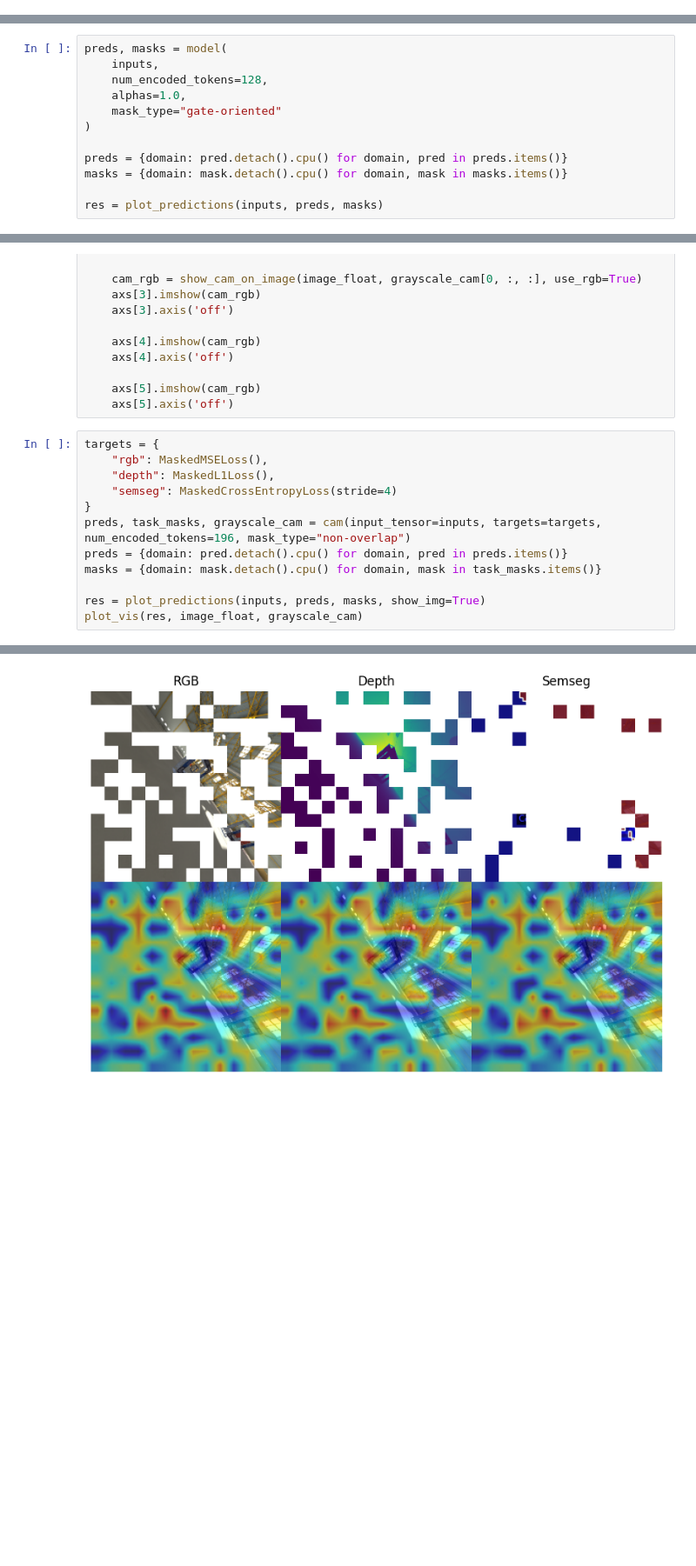
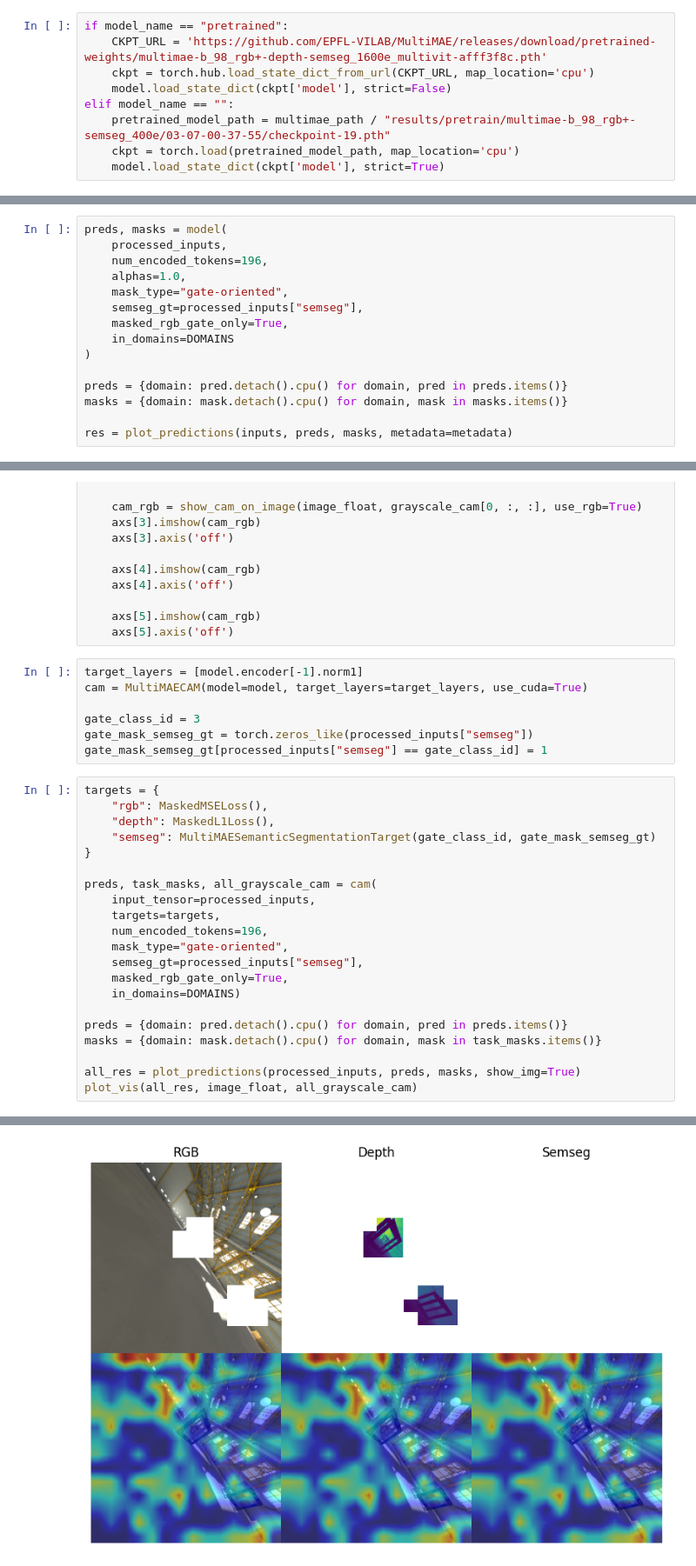
Before and after one commit to xingcw/pytorch-grad-cam, a Jupyter notebook: tutorials/multimae_pretrained_vis.ipynb, the cells around one changed output, grey strips where cells are left out. Shown at 87% size. Cells and saved outputs as stored; diff of their text form; blank space fills up the shorter version.

```diff
--- a/tutorials/multimae_pretrained_vis.ipynb
+++ b/tutorials/multimae_pretrained_vis.ipynb
@@ -109,3 +115,12 @@ ckpt = torch.hub.load_state_dict_from_url(CKPT_URL, map_location='cpu')
+# %%
+if model_name == "pretrained":
+    CKPT_URL = 'https://github.com/EPFL-VILAB/MultiMAE/releases/download/pretrained-weights/multimae-b_98_rgb+-depth-semseg_1600e_multivit-afff3f8c.pth'
+    ckpt = torch.hub.load_state_dict_from_url(CKPT_URL, map_location='cpu')
+    model.load_state_dict(ckpt['model'], strict=False)
+elif model_name == "":
+    pretrained_model_path = multimae_path / "results/pretrain/multimae-b_98_rgb+-semseg_400e/03-07-00-37-55/checkpoint-19.pth"
+    ckpt = torch.load(pretrained_model_path, map_location='cpu')
+    model.load_state_dict(ckpt['model'], strict=True)
 # %% [markdown]
 ### load checkpoints
 # %%
@@ -168,13 +212,16 @@ cudnn.benchmark = True
 # %%
 preds, masks = model(
-    inputs,
-    num_encoded_tokens=128,
+    processed_inputs,
+    num_encoded_tokens=196,
     alphas=1.0,
-    mask_type="gate-oriented"
+    mask_type="gate-oriented",
+    semseg_gt=processed_inputs["semseg"],
+    masked_rgb_gate_only=True,
+    in_domains=DOMAINS
 )
 
 preds = {domain: pred.detach().cpu() for domain, pred in preds.items()}
 masks = {domain: mask.detach().cpu() for domain, mask in masks.items()}
 
-res = plot_predictions(inputs, preds, masks)
+res = plot_predictions(inputs, preds, masks, metadata=metadata)
 # %% [output]
@@ -208,16 +252,32 @@ def plot_vis(res, image_float, grayscale_cam):
 
     axs[5].imshow(cam_rgb)
     axs[5].axis('off')
+# %%
+target_layers = [model.encoder[-1].norm1]
+cam = MultiMAECAM(model=model, target_layers=target_layers, use_cuda=True)
+
+gate_class_id = 3
+gate_mask_semseg_gt = torch.zeros_like(processed_inputs["semseg"])
+gate_mask_semseg_gt[processed_inputs["semseg"] == gate_class_id] = 1
 # %%
 targets = {
     "rgb": MaskedMSELoss(),
     "depth": MaskedL1Loss(),
-    "semseg": MaskedCrossEntropyLoss(stride=4)
+    "semseg": MultiMAESemanticSegmentationTarget(gate_class_id, gate_mask_semseg_gt)
 }
-preds, task_masks, grayscale_cam = cam(input_tensor=inputs, targets=targets, num_encoded_tokens=196, mask_type="non-overlap")
+
+preds, task_masks, all_grayscale_cam = cam(
+    input_tensor=processed_inputs,
+    targets=targets,
+    num_encoded_tokens=196,
+    mask_type="gate-oriented",
+    semseg_gt=processed_inputs["semseg"],
+    masked_rgb_gate_only=True,
+    in_domains=DOMAINS)
+
 preds = {domain: pred.detach().cpu() for domain, pred in preds.items()}
 masks = {domain: mask.detach().cpu() for domain, mask in task_masks.items()}
 
-res = plot_predictions(inputs, preds, masks, show_img=True)
-plot_vis(res, image_float, grayscale_cam)
+all_res = plot_predictions(processed_inputs, preds, masks, show_img=True)
+plot_vis(all_res, image_float, all_grayscale_cam)
 # %% [output]
@@ -226,4 +285,4 @@ tensor([196], device='cuda:0')
-[figure, old version]
+[figure, new version]
 # %%
 targets = {
     "rgb": MaskedMSELoss()
```
Also changed, not shown: parts of 14 cells of this notebook, 3 other files.
